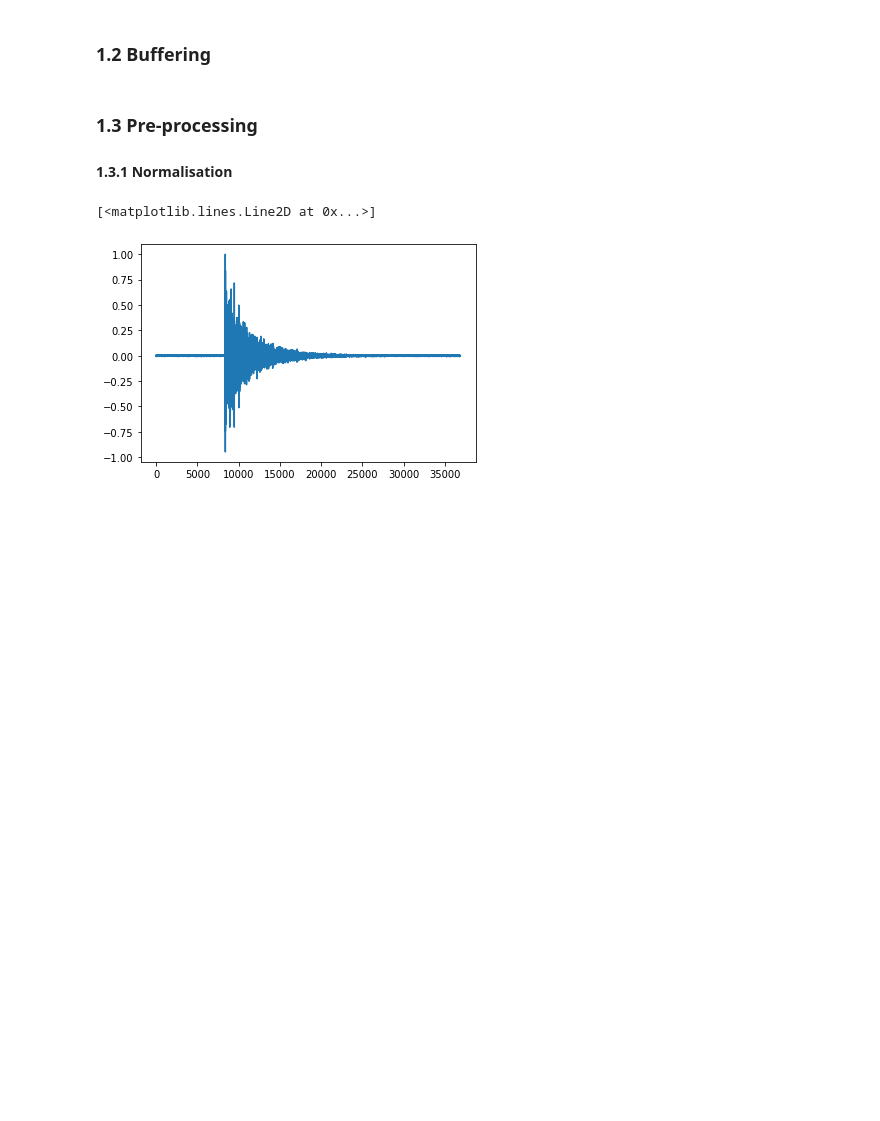
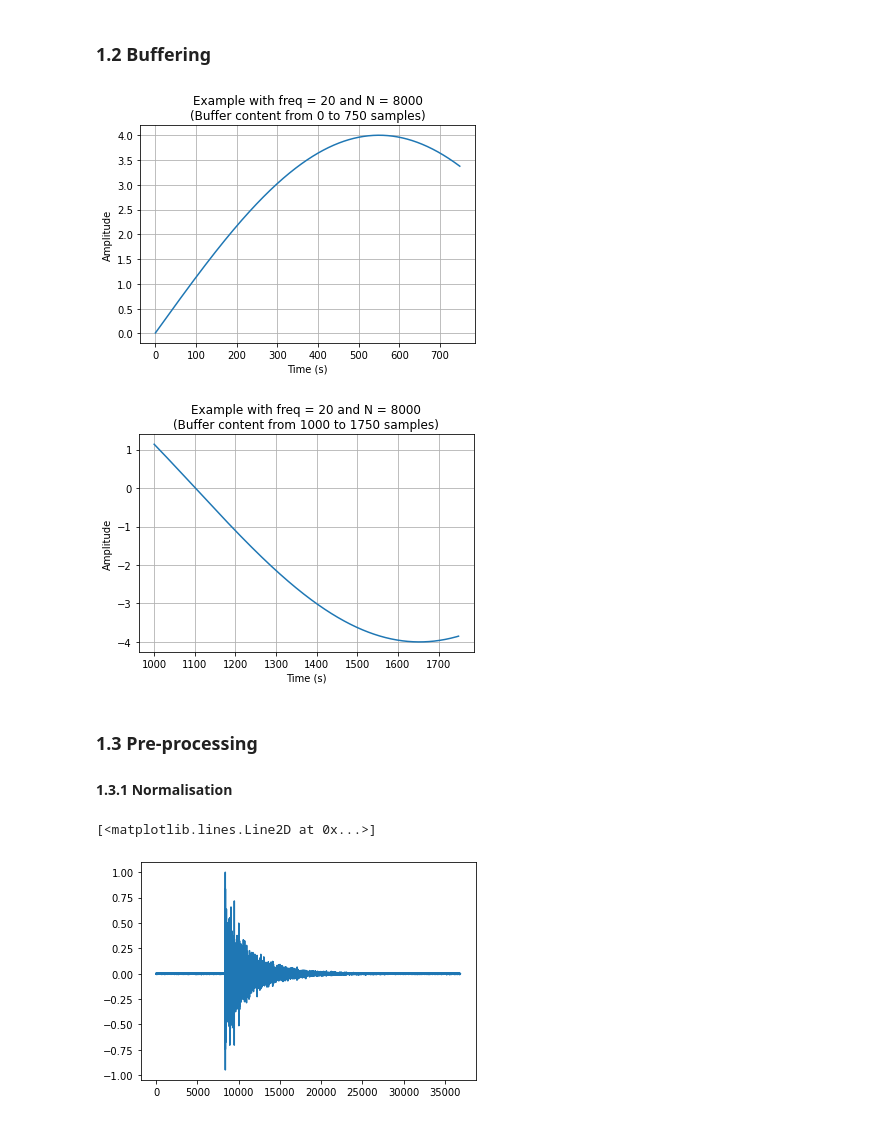
Before and after one commit to Grolash/signal_processing_project, a Jupyter notebook: SP - Project2022.ipynb, the cells around one changed output. Drawn from its saved outputs; the diff is of its cells as text; code cells hidden in the pictures; blank space fills up the shorter version.

```diff
--- a/SP - Project2022.ipynb
+++ b/SP - Project2022.ipynb
@@ -48,23 +61,46 @@ plt.plot(read_wavefile(files[0])[1])
 # %% [markdown]
 ### 1.2 Buffering
-# %%
-from collections import deque
-
-def create_ringbuffer(maxlen):
-
-    # your code here #
-
-    return out
-
-# call and test your function here #
-stride =
-maxlen =
-
-# reading your signal as a stream:
-for i, sample in enumerate(your_signal):
-    your_buffer.append(sample)
-
-    # your code here #
+# %%
+from collections import deque
+import matplotlib.pyplot as plt
+
+
+def create_ringbuffer(maxlen):
+    out = deque(maxlen=maxlen)
+    return out
+
+
+# call and test your function here #
+stride = 1000
+maxlen = 750
+ringbuffer = create_ringbuffer(maxlen)
+sine_wave = create_sine_wave(20, 8 / 2, 44100, 8000)
+# reading your signal as a stream:
+for i, sample in enumerate(sine_wave):
+    ringbuffer.append(sample)
+    if i == ringbuffer.maxlen:
+        t = np.arange(0, 750)
+
+        plt.title("Example with freq = 20 and N = 8000\n(Buffer content from 0 to 750 samples)")
+        plt.plot(t, ringbuffer)
+        plt.xlabel("Time (s)")
+        plt.ylabel("Amplitude")
+        # plt.margins(x=0, y=0)
+        plt.grid()
+        plt.show()
+    if i == ringbuffer.maxlen + stride:
+        t = np.arange(1000, 1750)
+
+        plt.title("Example with freq = 20 and N = 8000\n(Buffer content from 1000 to 1750 samples)")
+        plt.plot(t, ringbuffer)
+        plt.xlabel("Time (s)")
+        plt.ylabel("Amplitude")
+        # plt.margins(x=0, y=0)
+        plt.grid()
+        plt.show()
+# %% [output]
+[figure, added]
+[figure, added]
 # %% [markdown]
 ### 1.3 Pre-processing
 #### 1.3.1 Normalisation
```
Also changed, not shown: parts of 6 cells of this notebook, 41 other files.
